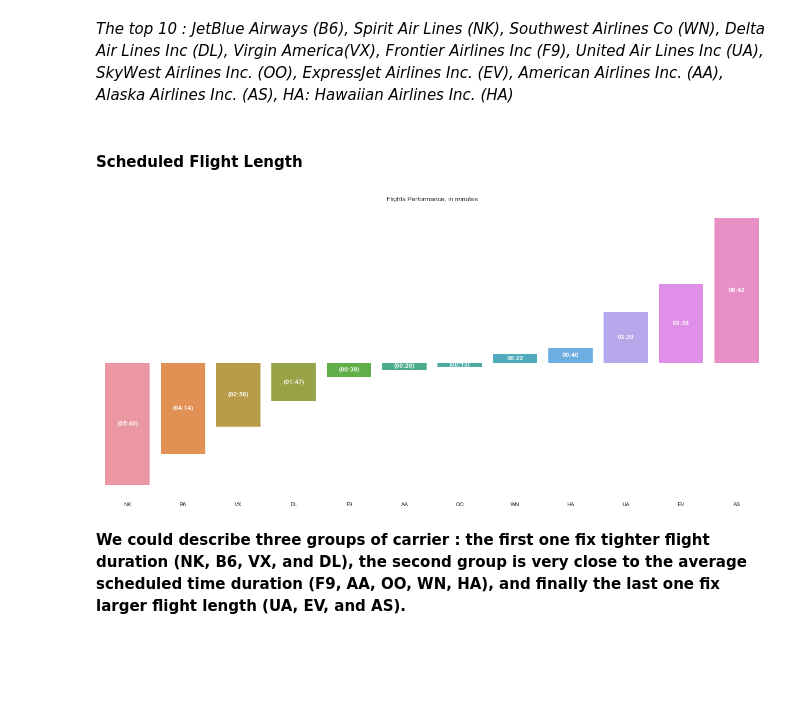
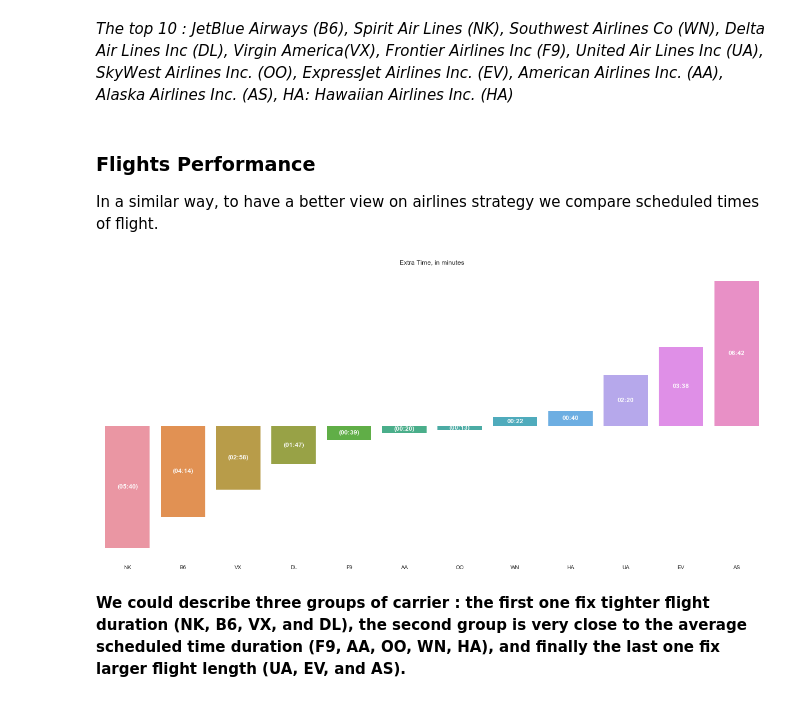
Before and after one commit to ibmw/Flight-Delays, a Jupyter notebook: Analysing Flights Delay.ipynb, the cells around one changed output. Saved outputs shown, nothing was run; the diff lists cells and outputs as text; code cells hidden in the pictures; blank space fills up the shorter version.

```diff
--- a/Analysing Flights Delay.ipynb
+++ b/Analysing Flights Delay.ipynb
@@ -439,8 +439,10 @@ fig.savefig("fpcarrier_delays.png", transparent=True, bbox_inches='tight', pad_i
 [figure]
 # %% [markdown]
 _The top 10 : JetBlue Airways (B6), Spirit Air Lines (NK), Southwest Airlines Co (WN), Delta Air Lines Inc (DL), Virgin America(VX), Frontier Airlines Inc (F9), United Air Lines Inc (UA), SkyWest Airlines Inc. (OO), ExpressJet Airlines Inc. (EV), American Airlines Inc. (AA), Alaska Airlines Inc. (AS), HA: Hawaiian Airlines Inc. (HA)_
-# %% [markdown]
-#### Scheduled Flight Length
+# %% [markdown]
+### Flights Performance
+
+In a similar way, to have a better view on airlines strategy we compare scheduled times of flight.
 # %%
 # Reshape the data
 crs_flights_perf = delay.pivot_table(index=["ORIGIN", "DEST"], columns="UNIQUE_CARRIER", values="CRS_FLIGHTS_DURATION", aggfunc="mean")
@@ -461,21 +463,21 @@ crs_flights_perf = crs_flights_perf[0].sort_values(ascending=True)
 # %%
 fig, ax = plt.subplots(1,1, figsize=(22,10))
 sns.barplot(x=crs_flights_perf.index, y=crs_flights_perf.values)
 
 # Annotations
 for p in ax.patches:
         ax.text(p.get_x()+p.get_width()/2, (p.get_height()/2), decTime(p.get_height()),
                 color="w", fontweight="bold", ha="center", va="center", alpha=0.9)
 ax.tick_params(bottom="off", top="off", left="off", right="off") #Hiding Tick Marks
 ax.set_yticks([]) #show only the extreme value
 ax.set_ylabel("") #hiding the "count" label
 ax.set_xlabel("") #x label
-ax.set_title("Flights Performance, in minutes") #title
+ax.set_title("Extra Time, in minutes") #title
 
 sns.despine(left=True, bottom=True)
 
 fig.savefig("schedule_carrier_delays.png", transparent=True, bbox_inches='tight', pad_inches=0)
 # %% [output]
-[figure, old version]
+[figure, new version]
 # %% [markdown]
 **We could describe three groups of carrier : the first one fix tighter flight duration (NK, B6, VX, and DL), the second group is very close to the average scheduled time duration (F9, AA, OO, WN, HA), and finally the last one fix larger flight length (UA, EV, and AS).**
```
Also changed, not shown: parts of 4 cells of this notebook, 1 other file.
